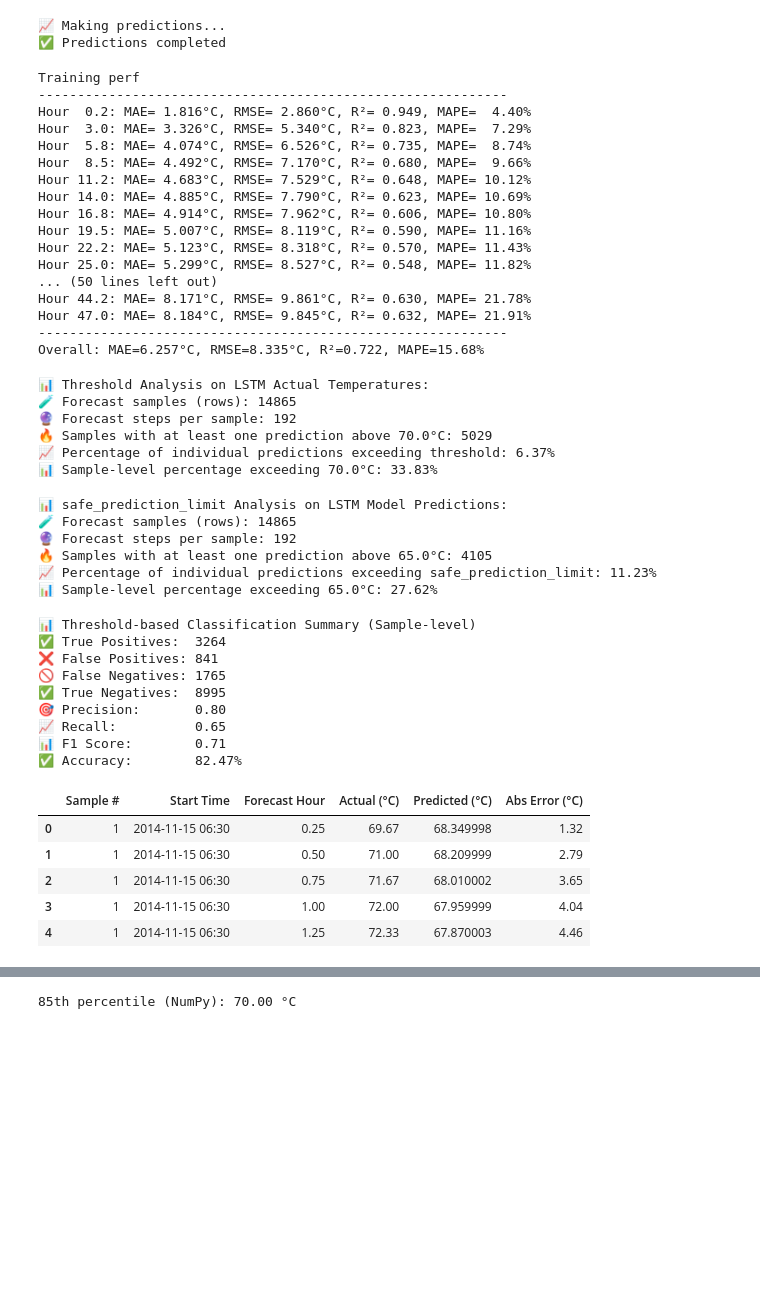
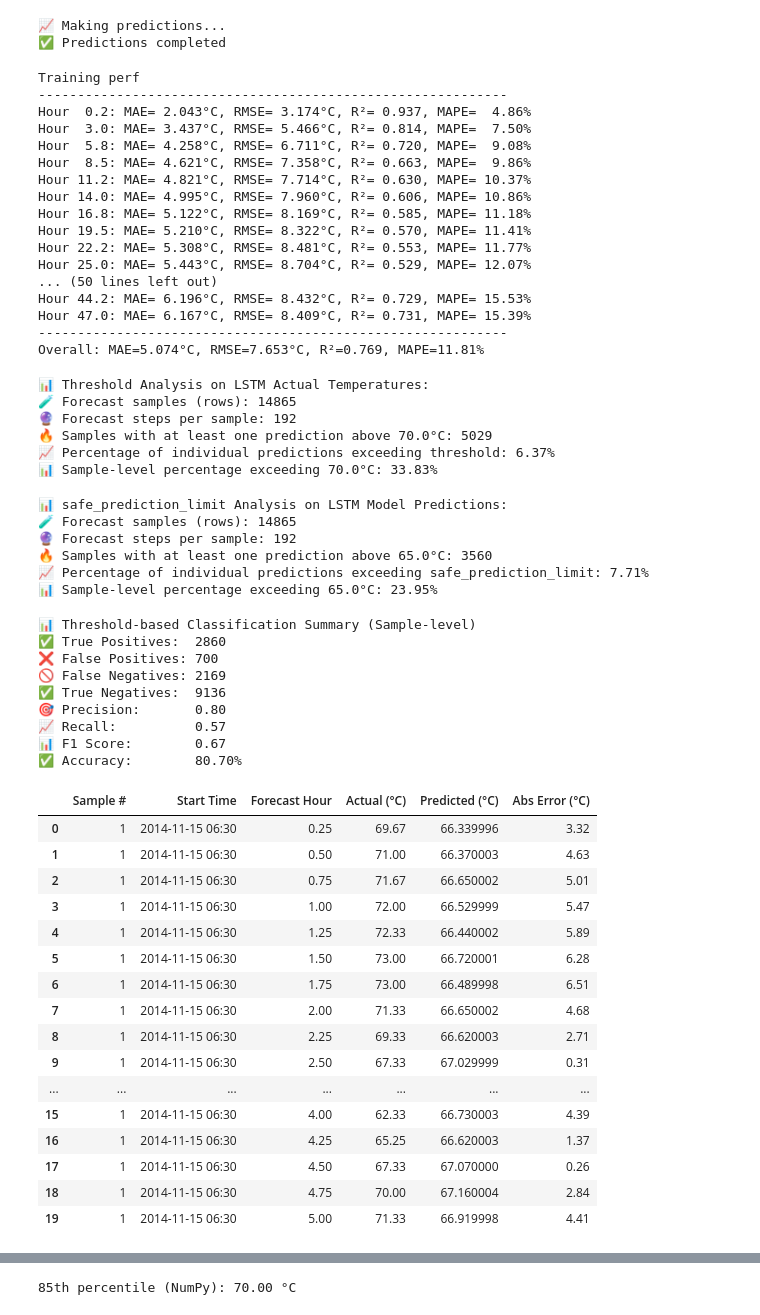
Before and after one commit to Bot-code-2003/gearbox, a Jupyter notebook: 2_day_gearbox.ipynb, the cells around one changed output, grey strips where cells are left out. Drawn from its saved outputs; the diff is of its cells as text; code cells hidden in the pictures; blank space fills up the shorter version.

```diff
--- a/2_day_gearbox.ipynb
+++ b/2_day_gearbox.ipynb
@@ -686,7 +686,7 @@ print("🚀 Training Improved Model...")
 history = model.fit(
     X_train_scaled, y_train_scaled,
     validation_data=(X_val_scaled, y_val_scaled),
-    epochs=60,
+    epochs=2,
     batch_size=64,
     callbacks=callbacks,
     verbose=1
@@ -775,21 +765,21 @@ test_mae, test_rmse, test_r2, test_mape = evaluate_predictions_all_steps(y_test_
 # %% [output]
 Training perf
 ------------------------------------------------------------
-Hour  0.2: MAE= 1.816°C, RMSE= 2.860°C, R²= 0.949, MAPE=  4.40%
-Hour  3.0: MAE= 3.326°C, RMSE= 5.340°C, R²= 0.823, MAPE=  7.29%
-Hour  5.8: MAE= 4.074°C, RMSE= 6.526°C, R²= 0.735, MAPE=  8.74%
-Hour  8.5: MAE= 4.492°C, RMSE= 7.170°C, R²= 0.680, MAPE=  9.66%
-Hour 11.2: MAE= 4.683°C, RMSE= 7.529°C, R²= 0.648, MAPE= 10.12%
-Hour 14.0: MAE= 4.885°C, RMSE= 7.790°C, R²= 0.623, MAPE= 10.69%
-Hour 16.8: MAE= 4.914°C, RMSE= 7.962°C, R²= 0.606, MAPE= 10.80%
-Hour 19.5: MAE= 5.007°C, RMSE= 8.119°C, R²= 0.590, MAPE= 11.16%
-Hour 22.2: MAE= 5.123°C, RMSE= 8.318°C, R²= 0.570, MAPE= 11.43%
-Hour 25.0: MAE= 5.299°C, RMSE= 8.527°C, R²= 0.548, MAPE= 11.82%
+Hour  0.2: MAE= 2.043°C, RMSE= 3.174°C, R²= 0.937, MAPE=  4.86%
+Hour  3.0: MAE= 3.437°C, RMSE= 5.466°C, R²= 0.814, MAPE=  7.50%
+Hour  5.8: MAE= 4.258°C, RMSE= 6.711°C, R²= 0.720, MAPE=  9.08%
+Hour  8.5: MAE= 4.621°C, RMSE= 7.358°C, R²= 0.663, MAPE=  9.86%
+Hour 11.2: MAE= 4.821°C, RMSE= 7.714°C, R²= 0.630, MAPE= 10.37%
+Hour 14.0: MAE= 4.995°C, RMSE= 7.960°C, R²= 0.606, MAPE= 10.86%
+Hour 16.8: MAE= 5.122°C, RMSE= 8.169°C, R²= 0.585, MAPE= 11.18%
+Hour 19.5: MAE= 5.210°C, RMSE= 8.322°C, R²= 0.570, MAPE= 11.41%
+Hour 22.2: MAE= 5.308°C, RMSE= 8.481°C, R²= 0.553, MAPE= 11.77%
+Hour 25.0: MAE= 5.443°C, RMSE= 8.704°C, R²= 0.529, MAPE= 12.07%
 ... (50 lines left out)
-Hour 44.2: MAE= 8.171°C, RMSE= 9.861°C, R²= 0.630, MAPE= 21.78%
-Hour 47.0: MAE= 8.184°C, RMSE= 9.845°C, R²= 0.632, MAPE= 21.91%
+Hour 44.2: MAE= 6.196°C, RMSE= 8.432°C, R²= 0.729, MAPE= 15.53%
+Hour 47.0: MAE= 6.167°C, RMSE= 8.409°C, R²= 0.731, MAPE= 15.39%
 ------------------------------------------------------------
-Overall: MAE=6.257°C, RMSE=8.335°C, R²=0.722, MAPE=15.68%
+Overall: MAE=5.074°C, RMSE=7.653°C, R²=0.769, MAPE=11.81%
 # %%
 import numpy as np
 
@@ -862,9 +852,9 @@ print(f"📊 Sample-level percentage exceeding {safe_prediction_limit}°C: {samp
 📊 safe_prediction_limit Analysis on LSTM Model Predictions:
 🧪 Forecast samples (rows): 14865
 🔮 Forecast steps per sample: 192
-🔥 Samples with at least one prediction above 65.0°C: 4105
-📈 Percentage of individual predictions exceeding safe_prediction_limit: 11.23%
-📊 Sample-level percentage exceeding 65.0°C: 27.62%
+🔥 Samples with at least one prediction above 65.0°C: 3560
+📈 Percentage of individual predictions exceeding safe_prediction_limit: 7.71%
+📊 Sample-level percentage exceeding 65.0°C: 23.95%
 # %%
 import numpy as np
 
@@ -896,14 +886,14 @@ print(f"📊 F1 Score:        {f1:.2f}")
 print(f"✅ Accuracy:        {accuracy:.2f}%")
 # %% [output]
 📊 Threshold-based Classification Summary (Sample-level)
-✅ True Positives:  3264
-❌ False Positives: 841
-🚫 False Negatives: 1765
-✅ True Negatives:  8995
+✅ True Positives:  2860
+❌ False Positives: 700
+🚫 False Negatives: 2169
+✅ True Negatives:  9136
 🎯 Precision:       0.80
-📈 Recall:          0.65
-📊 F1 Score:        0.71
-✅ Accuracy:        82.47%
+📈 Recall:          0.57
+📊 F1 Score:        0.67
+✅ Accuracy:        80.70%
 # %%
 def get_actual_vs_predicted_df(y_actual, y_pred, dates, n_samples=20, dataset_name="Test"):
     np.random.seed(42)  # For reproducibility
@@ -927,11 +917,22 @@ def get_actual_vs_predicted_df(y_actual, y_pred, dates, n_samples=20, dataset_na
 # %%
 df_test_comparison = get_actual_vs_predicted_df(y_test_actual, y_test_pred, test_dates)
 from IPython.display import display
-display(df_test_comparison.head())
+display(df_test_comparison.head(20))
 # %% [output]
 |  | Sample # | Start Time | Forecast Hour | Actual (°C) | Predicted (°C) | Abs Error (°C) |
-| 0 | 1 | 2014-11-15 06:30 | 0.25 | 69.67 | 68.349998 | 1.32 |
-| 1 | 1 | 2014-11-15 06:30 | 0.50 | 71.00 | 68.209999 | 2.79 |
-| 2 | 1 | 2014-11-15 06:30 | 0.75 | 71.67 | 68.010002 | 3.65 |
-| 3 | 1 | 2014-11-15 06:30 | 1.00 | 72.00 | 67.959999 | 4.04 |
-| 4 | 1 | 2014-11-15 06:30 | 1.25 | 72.33 | 67.870003 | 4.46 |
+| 0 | 1 | 2014-11-15 06:30 | 0.25 | 69.67 | 66.339996 | 3.32 |
+| 1 | 1 | 2014-11-15 06:30 | 0.50 | 71.00 | 66.370003 | 4.63 |
+| 2 | 1 | 2014-11-15 06:30 | 0.75 | 71.67 | 66.650002 | 5.01 |
+| 3 | 1 | 2014-11-15 06:30 | 1.00 | 72.00 | 66.529999 | 5.47 |
+| 4 | 1 | 2014-11-15 06:30 | 1.25 | 72.33 | 66.440002 | 5.89 |
+| 5 | 1 | 2014-11-15 06:30 | 1.50 | 73.00 | 66.720001 | 6.28 |
+| 6 | 1 | 2014-11-15 06:30 | 1.75 | 73.00 | 66.489998 | 6.51 |
+| 7 | 1 | 2014-11-15 06:30 | 2.00 | 71.33 | 66.650002 | 4.68 |
+| 8 | 1 | 2014-11-15 06:30 | 2.25 | 69.33 | 66.620003 | 2.71 |
+| 9 | 1 | 2014-11-15 06:30 | 2.50 | 67.33 | 67.029999 | 0.31 |
+| ... | ... | ... | ... | ... | ... | ... |
+| 15 | 1 | 2014-11-15 06:30 | 4.00 | 62.33 | 66.730003 | 4.39 |
+| 16 | 1 | 2014-11-15 06:30 | 4.25 | 65.25 | 66.620003 | 1.37 |
+| 17 | 1 | 2014-11-15 06:30 | 4.50 | 67.33 | 67.070000 | 0.26 |
+| 18 | 1 | 2014-11-15 06:30 | 4.75 | 70.00 | 67.160004 | 2.84 |
+| 19 | 1 | 2014-11-15 06:30 | 5.00 | 71.33 | 66.919998 | 4.41 |
```
Also changed, not shown: parts of 2 cells of this notebook, 9 other files.
